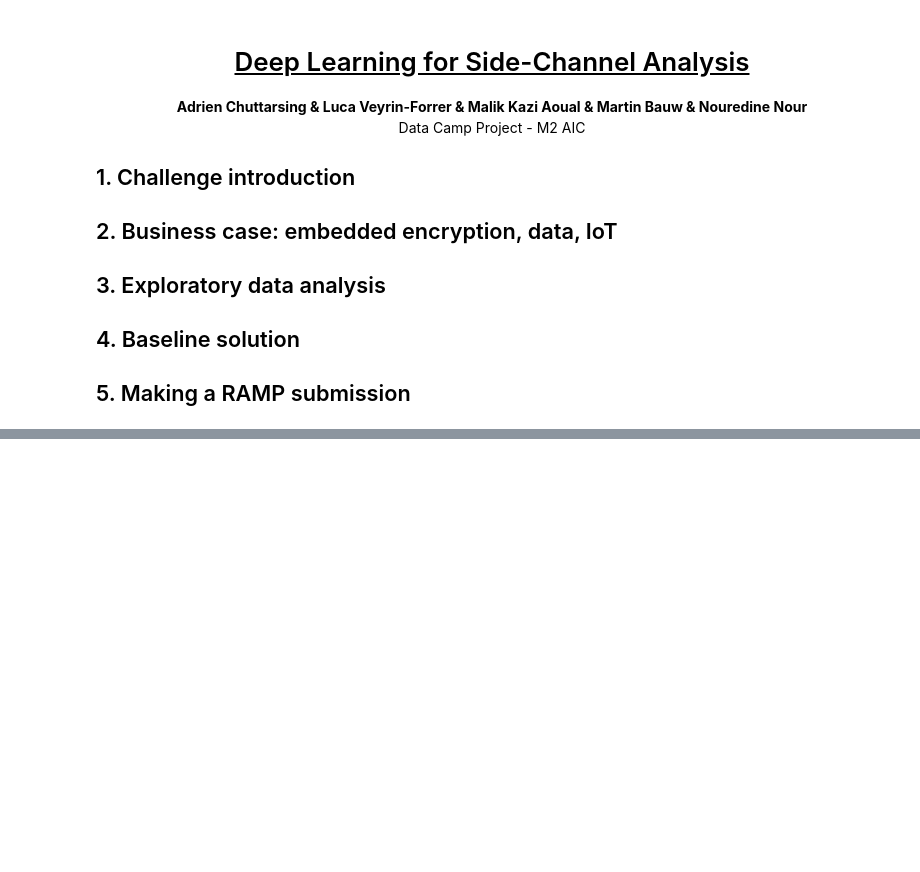
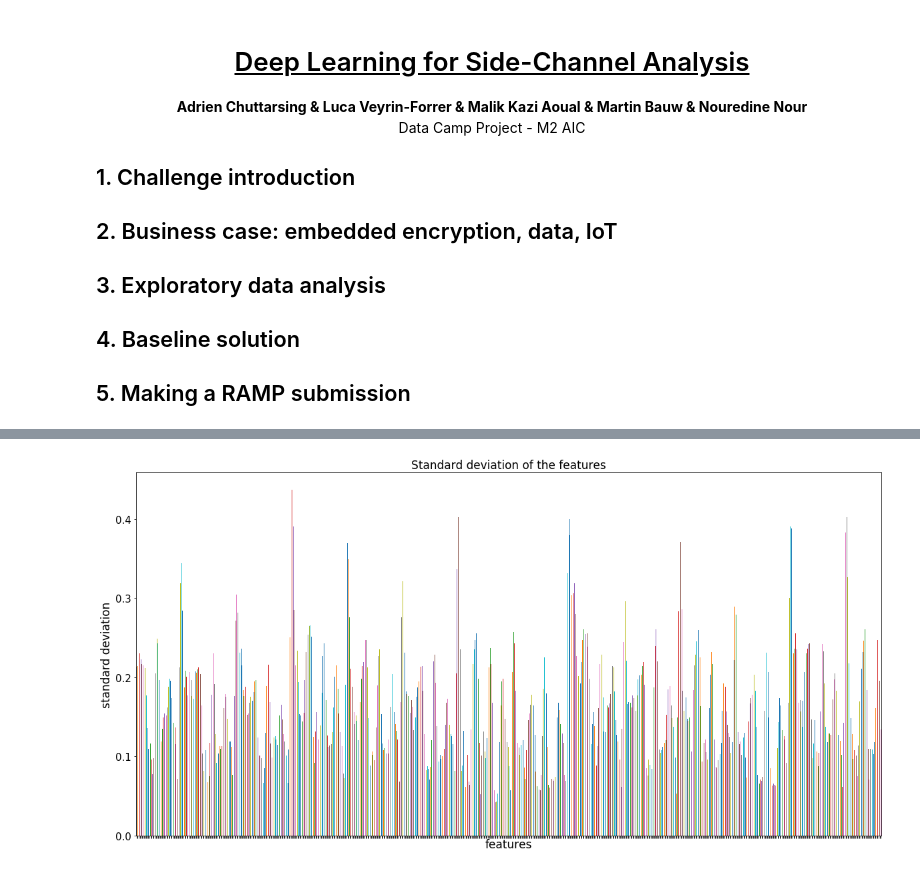
Before and after one commit to luvf/Side_channel_challenge, a Jupyter notebook: sca_starting_kit.ipynb, the cells around one changed output, grey strips where cells are left out. Saved outputs shown, nothing was run; the diff lists cells and outputs as text; code cells hidden in the pictures; blank space fills up the shorter version.

```diff
--- a/sca_starting_kit.ipynb
+++ b/sca_starting_kit.ipynb
@@ -38,0 +125,11 @@ This challenge focuses on the ability of deep learning to help in the cracking o
+# %%
+plt.figure(figsize=(20,10))
+u.std().plot( kind='bar')
+plt.title("Standard deviation of the features",fontsize=17)
+plt.xlabel("features",fontsize=17)
+plt.xticks(fontsize=15, visible=False)
+plt.ylabel("standard deviation",fontsize=17)
+plt.yticks(fontsize=15)
+plt.show()
+# %% [output]
+[figure, added]
```
Also changed, not shown: parts of 15 cells of this notebook.
